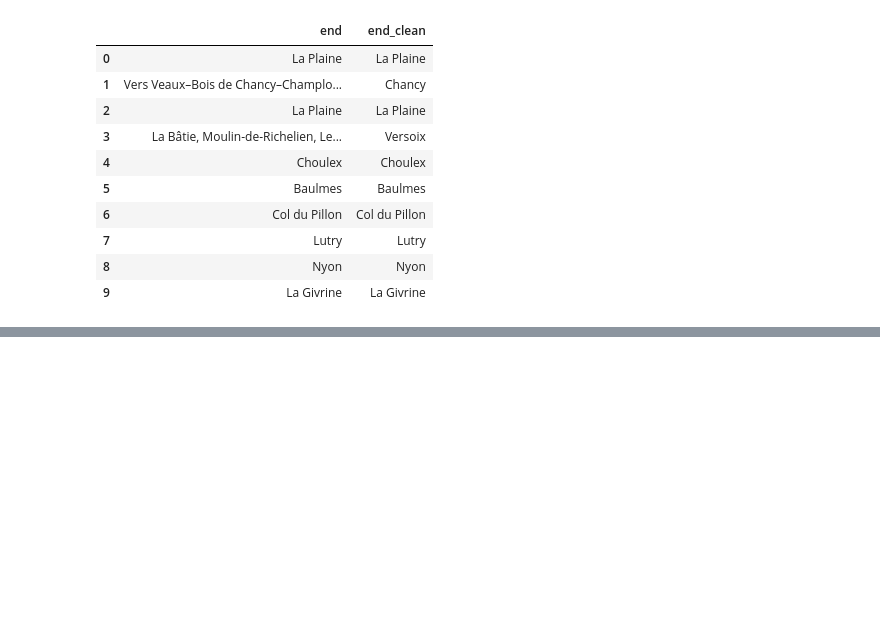
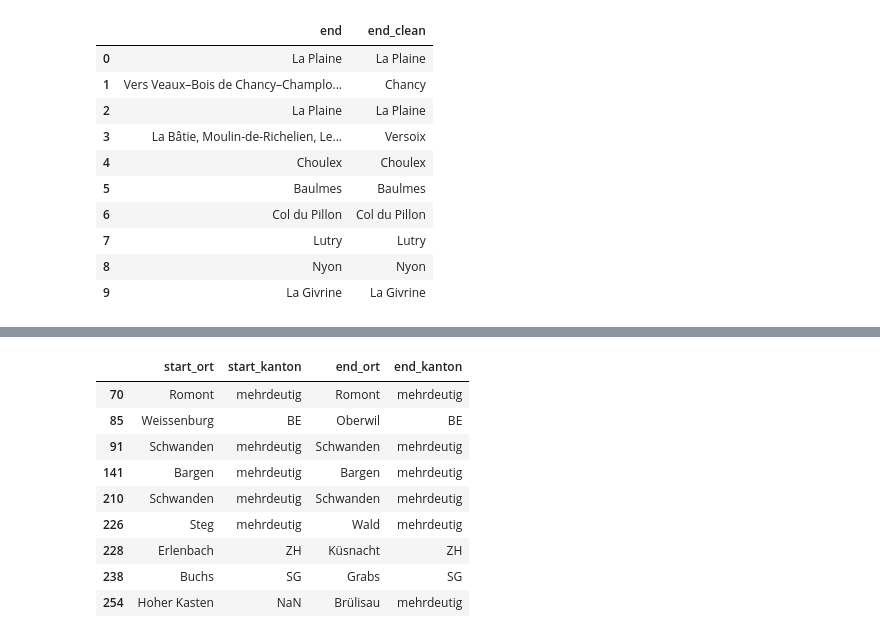
Before and after one commit to Simonblatt/CIP_HS2026_104, a Jupyter notebook: merging_results.ipynb, the cells around one changed output, grey strips where cells are left out. Cells and saved outputs as stored; diff of their text form; code cells hidden in the pictures; blank space fills up the shorter version.

Commit message:
Kantone gem. Ortschaftenverzeichnis hinzugefügt, result_kantone.csv erstellt

```diff
--- a/merging_results.ipynb
+++ b/merging_results.ipynb
@@ -128,0 +273,24 @@ result.to_csv("result_clean.csv", index=False)
+# %%
+def kanton_finden(name):
+    n = normalisieren(name)
+
+    treffer = ortschaften[ortschaften["name_norm"] == n]
+    if treffer.empty:
+        treffer = ortschaften[ortschaften["name_norm"].str.startswith(n + " ")]
+
+    kantone = treffer["Kantonskürzel"].unique()
+
+    # Regel A: bei mehreren Kantonen die gleichnamige Gemeinde bevorzugen
+    if len(kantone) > 1:
+        gleichnamig = treffer[treffer["Gemeindename"].apply(normalisieren) == n]
+        kantone = gleichnamig["Kantonskürzel"].unique() if not gleichnamig.empty else kantone
+
+    if len(kantone) == 1:
+        return kantone[0]
+    elif len(kantone) > 1:
+        return "mehrdeutig"
+    else:
+        return None
+# %%
+result["start_kanton"] = result["start_ort"].apply(kanton_finden)
+result["end_kanton"] = result["end_ort"].apply(kanton_finden)
@@ -128,0 +313,3 @@ result.to_csv("result_clean.csv", index=False)
+# %%
+war_mehrdeutig = (result["start_kanton"] == "mehrdeutig") | (result["end_kanton"] == "mehrdeutig")
+print(war_mehrdeutig)
@@ -128,0 +329,28 @@ result.to_csv("result_clean.csv", index=False)
+# %%
+def kandidaten(name):
+    n = normalisieren(name)
+    treffer = ortschaften[ortschaften["name_norm"] == n]
+    if treffer.empty:
+        treffer = ortschaften[ortschaften["name_norm"].str.startswith(n + " ")]
+    return set(treffer["Kantonskürzel"])
+
+def aufloesen(row, eigene, andere, ort):
+    if row[eigene] == "mehrdeutig" and row[andere] in kandidaten(row[ort]):
+        return row[andere]
+    return row[eigene]
+
+result["start_kanton"] = result.apply(aufloesen, axis=1, args=("start_kanton", "end_kanton", "start_ort"))
+result["end_kanton"] = result.apply(aufloesen, axis=1, args=("end_kanton", "start_kanton", "end_ort"))
+# %%
+result.loc[war_mehrdeutig, ["start_ort", "start_kanton", "end_ort", "end_kanton"]]
+# %% [output]
+|  | start_ort | start_kanton | end_ort | end_kanton |
+| 70 | Romont | mehrdeutig | Romont | mehrdeutig |
+| 85 | Weissenburg | BE | Oberwil | BE |
+| 91 | Schwanden | mehrdeutig | Schwanden | mehrdeutig |
+| 141 | Bargen | mehrdeutig | Bargen | mehrdeutig |
+| 210 | Schwanden | mehrdeutig | Schwanden | mehrdeutig |
+| 226 | Steg | mehrdeutig | Wald | mehrdeutig |
+| 228 | Erlenbach | ZH | Küsnacht | ZH |
+| 238 | Buchs | SG | Grabs | SG |
+| 254 | Hoher Kasten | NaN | Brülisau | mehrdeutig |
```
Also changed, not shown: parts of 20 cells of this notebook, 2 other files.
